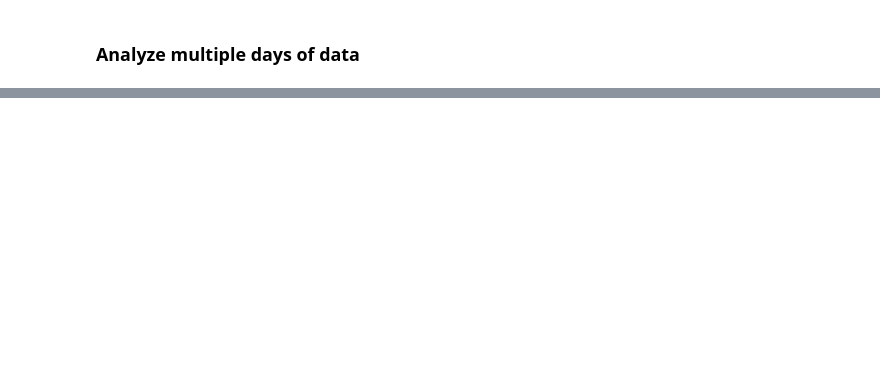
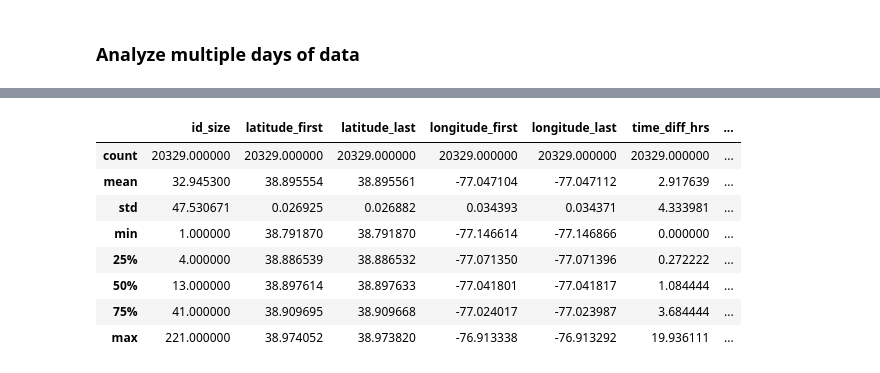
Before and after one commit to himanshu20792/BirdProject, a Jupyter notebook: StationaryScooters/Exploratory_Analysis_RK.ipynb, the cells around one changed output, grey strips where cells are left out. Cells and saved outputs as stored; diff of their text form; code cells hidden in the pictures; blank space fills up the shorter version.

```diff
--- a/StationaryScooters/Exploratory_Analysis_RK.ipynb
+++ b/StationaryScooters/Exploratory_Analysis_RK.ipynb
@@ -391,0 +420,12 @@ df_multiple_days_grp.groupby(['Date']).describe()
+# %%
+df_weekend_days_grp.describe()
+# %% [output]
+|  | id_size | latitude_first | latitude_last | longitude_first | longitude_last | time_diff_hrs | ... |
+| count | 20329.000000 | 20329.000000 | 20329.000000 | 20329.000000 | 20329.000000 | 20329.000000 | ... |
+| mean | 32.945300 | 38.895554 | 38.895561 | -77.047104 | -77.047112 | 2.917639 | ... |
+| std | 47.530671 | 0.026925 | 0.026882 | 0.034393 | 0.034371 | 4.333981 | ... |
+| min | 1.000000 | 38.791870 | 38.791870 | -77.146614 | -77.146866 | 0.000000 | ... |
+| 25% | 4.000000 | 38.886539 | 38.886532 | -77.071350 | -77.071396 | 0.272222 | ... |
+| 50% | 13.000000 | 38.897614 | 38.897633 | -77.041801 | -77.041817 | 1.084444 | ... |
+| 75% | 41.000000 | 38.909695 | 38.909668 | -77.024017 | -77.023987 | 3.684444 | ... |
+| max | 221.000000 | 38.974052 | 38.973820 | -76.913338 | -76.913292 | 19.936111 | ... |
```
Also changed, not shown: parts of 24 cells of this notebook.
